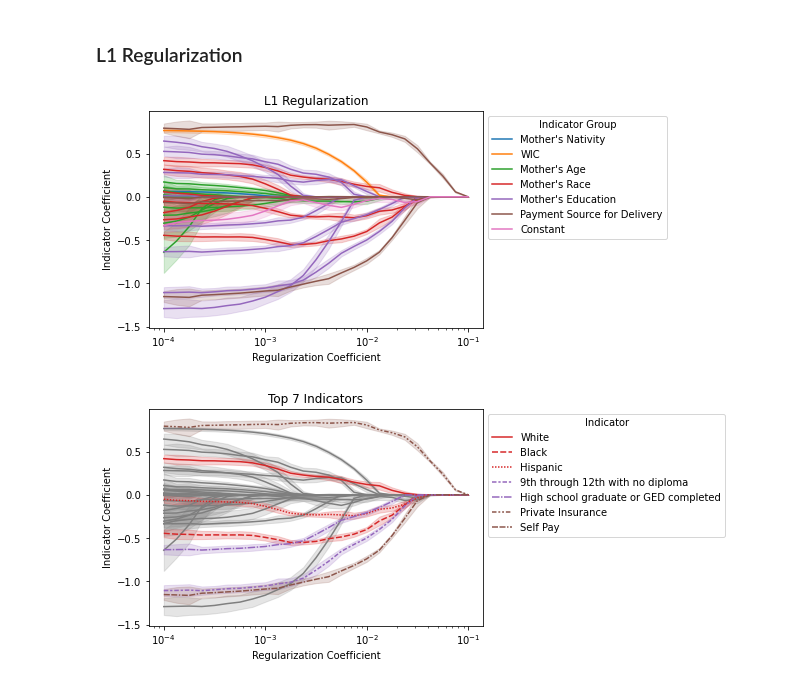
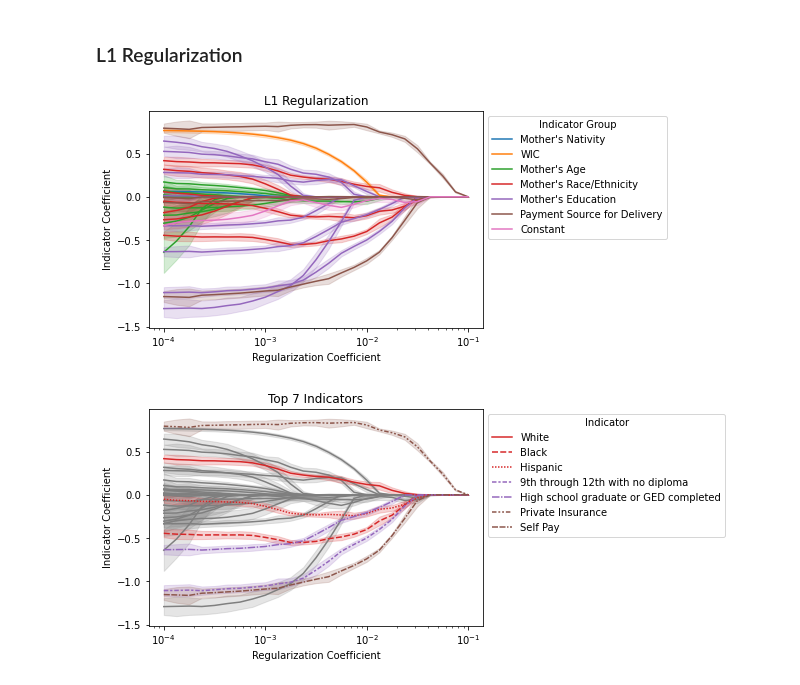
Before and after one commit to kels271828/ds4a, a Jupyter notebook: notebooks/models/prenatal_care.ipynb, the cells around one changed output. Cells and saved outputs as stored; diff of their text form; code cells hidden in the pictures.

```diff
--- a/notebooks/models/prenatal_care.ipynb
+++ b/notebooks/models/prenatal_care.ipynb
@@ -396,18 +373,18 @@ temp = pd.DataFrame({
 # %%
 fig, ax = plt.subplots()
 sns.lineplot(x='lambda', y = 'coef', hue='indicator', ci='sd', palette=my_pal, data=temp, ax=ax)
 ax.set_xscale('log')
 ax.set_xlabel('Regularization Coefficient')
 ax.set_ylabel('Indicator Coefficient')
 handles = ax.get_legend_handles_labels()[0]
 handles_sub = [handles[ii] for ii in [0, 1, 2, 11, 18, 26, 30]]
-labels = ["Mother's Nativity", 'WIC', "Mother's Age", "Mother's Race",
+labels = ["Mother's Nativity", 'WIC', "Mother's Age", "Mother's Race/Ethnicity",
           "Mother's Education", 'Payment Source for Delivery', 'Constant']
 ax.legend(handles_sub, labels, title='Indicator Group', bbox_to_anchor=(1, 1))
 ax.set_title('L1 Regularization');
-plt.savefig('../../results/prenatal_care_8.png', bbox_inches='tight')
+plt.savefig('../../results/prenatal_care_8.png', bbox_inches='tight', dpi=300)
 # %% [output]
-[figure, old version]
+[figure, new version]
 # %%
 my_pal3 = {indicator: my_cmap(7) for indicator in indicator_list}
 fig, ax = plt.subplots()
```
Also changed, not shown: parts of 14 cells of this notebook.
